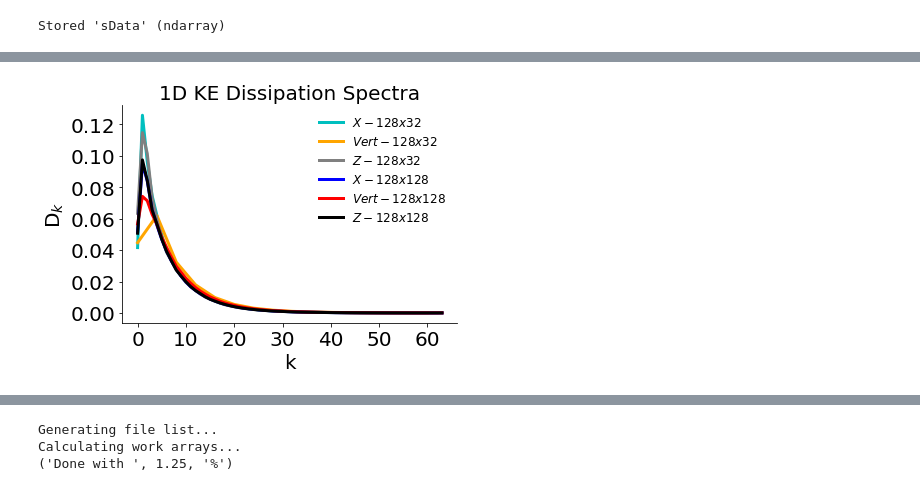
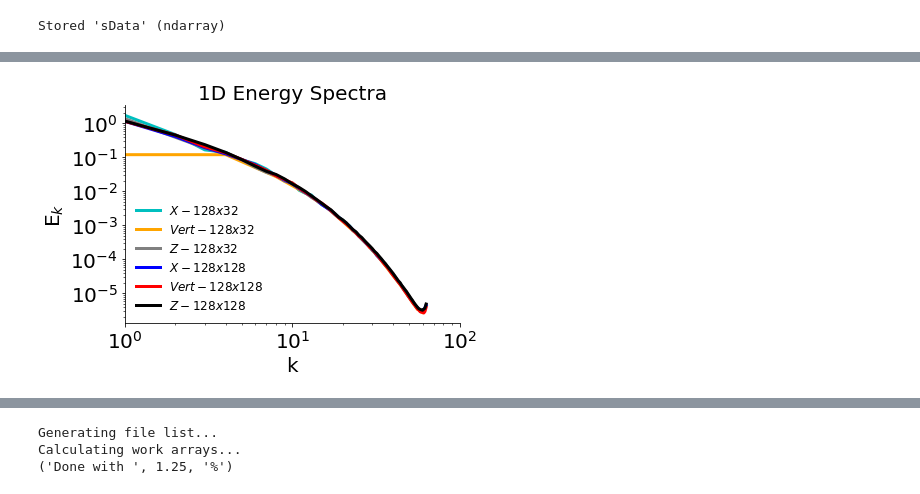
Before and after one commit to jamelvin/stratDNS, a Jupyter notebook: spectra-Jupyter.ipynb, the cells around one changed output, grey strips where cells are left out. Cells and saved outputs as stored; diff of their text form; code cells hidden in the pictures.

```diff
--- a/spectra-Jupyter.ipynb
+++ b/spectra-Jupyter.ipynb
@@ -391,0 +798,20 @@ plt.show()
+# %%
+plt.plot(output3[1]['keSpec'].iloc[0:64], label=r'$X - 128x32$', linestyle="solid", linewidth=3, color='c')
+plt.plot(output3[2]['keSpec'].iloc[0:64], label=r'$Vert - 128x32$', linestyle="solid", linewidth=3, color='orange')
+plt.plot(output3[3]['keSpec'].iloc[0:64], label=r'$Z - 128x32$', linestyle="solid", linewidth=3, color='gray')
+plt.plot(output5[1]['keSpec'].iloc[0:64], label=r'$X - 128x128$', linestyle="solid", linewidth=3, color='b')
+plt.plot(output5[2]['keSpec'].iloc[0:64], label=r'$Vert - 128x128$', linestyle="solid", linewidth=3, color='r')
+plt.plot(output5[3]['keSpec'].iloc[0:64], label=r'$Z - 128x128$', linestyle="solid", linewidth=3, color='k')
+plt.yscale('linear')
+plt.xscale('linear')
+plt.frame = False
+mpl.rcParams['axes.spines.right'] = False
+mpl.rcParams['axes.spines.top'] = False
+plt.legend(loc="best",fontsize=12,frameon=False)
+plt.xlabel('k', fontsize=20, fontweight='normal')
+plt.ylabel('E'r'$_{k}$', fontsize=20, fontweight='normal')
+plt.title('1D Energy Spectra',fontsize=20)
+plt.xticks(fontsize=20)
+plt.yticks(fontsize=20)
+plt.xlim(0,10)
+plt.show()
@@ -392,21 +820,22 @@ plt.show()
 # %%
-plt.plot(output[1]['keDissSpec'].iloc[0:64], label=r'$X - 128x32$', linestyle="solid", linewidth=3, color='c')
-plt.plot(output[2]['keDissSpec'].iloc[0:16]/4, label=r'$Vert - 128x32$', linestyle="solid", linewidth=3, color='orange')
-plt.plot(output[3]['keDissSpec'].iloc[0:64], label=r'$Z - 128x32$', linestyle="solid", linewidth=3, color='gray')
-plt.plot(output1[1]['keDissSpec'].iloc[0:64], label=r'$X - 128x128$', linestyle="solid", linewidth=3, color='b')
-plt.plot(output1[2]['keDissSpec'].iloc[0:64], label=r'$Vert - 128x128$', linestyle="solid", linewidth=3, color='r')
-plt.plot(output1[3]['keDissSpec'].iloc[0:64], label=r'$Z - 128x128$', linestyle="solid", linewidth=3, color='k')
-plt.yscale('linear')
-plt.xscale('linear')
+plt.plot(output[1]['keSpec'].iloc[0:64], label=r'$X - 128x32$', linestyle="solid", linewidth=3, color='c')
+plt.plot(output[2]['keSpec'].iloc[0:16]/4, label=r'$Vert - 128x32$', linestyle="solid", linewidth=3, color='orange')
+plt.plot(output[3]['keSpec'].iloc[0:64], label=r'$Z - 128x32$', linestyle="solid", linewidth=3, color='gray')
+plt.plot(output1[1]['keSpec'].iloc[0:64], label=r'$X - 128x128$', linestyle="solid", linewidth=3, color='b')
+plt.plot(output1[2]['keSpec'].iloc[0:64], label=r'$Vert - 128x128$', linestyle="solid", linewidth=3, color='r')
+plt.plot(output1[3]['keSpec'].iloc[0:64], label=r'$Z - 128x128$', linestyle="solid", linewidth=3, color='k')
+plt.yscale('log')
+plt.xscale('log')
 plt.frame = False
 mpl.rcParams['axes.spines.right'] = False
 mpl.rcParams['axes.spines.top'] = False
 plt.legend(loc="best",fontsize=12,frameon=False)
 plt.xlabel('k', fontsize=20, fontweight='normal')
-plt.ylabel('D'r'$_{k}$', fontsize=20, fontweight='normal')
-plt.title('1D KE Dissipation Spectra',fontsize=20)
+plt.ylabel('E'r'$_{k}$', fontsize=20, fontweight='normal')
+plt.title('1D Energy Spectra',fontsize=20)
 plt.xticks(fontsize=20)
 plt.yticks(fontsize=20)
+plt.xlim(1,100)
 plt.show()
 # %% [output]
-[figure, old version]
+[figure, new version]
```
Also changed, not shown: parts of 62 cells of this notebook, 3 other files.
